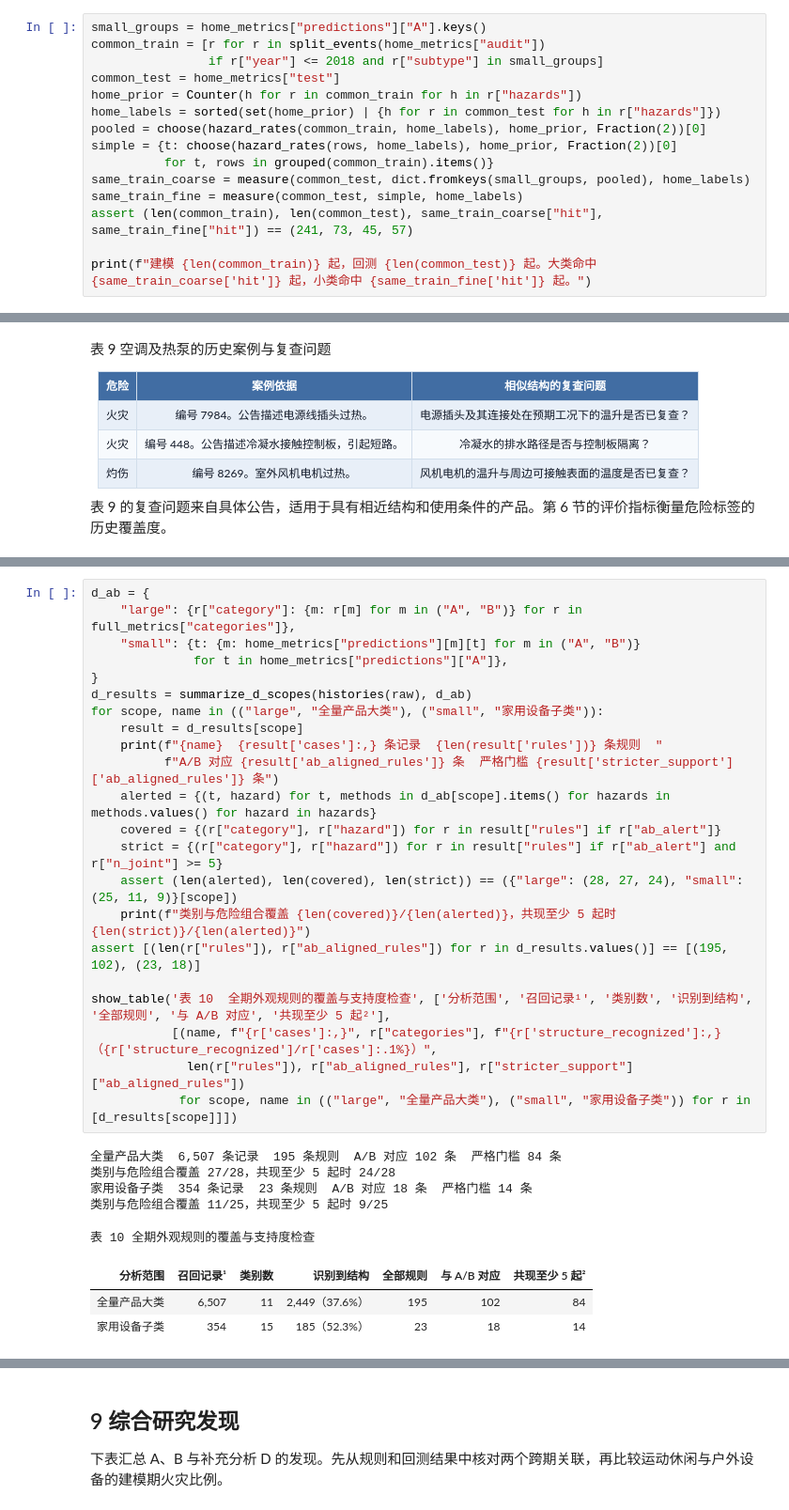
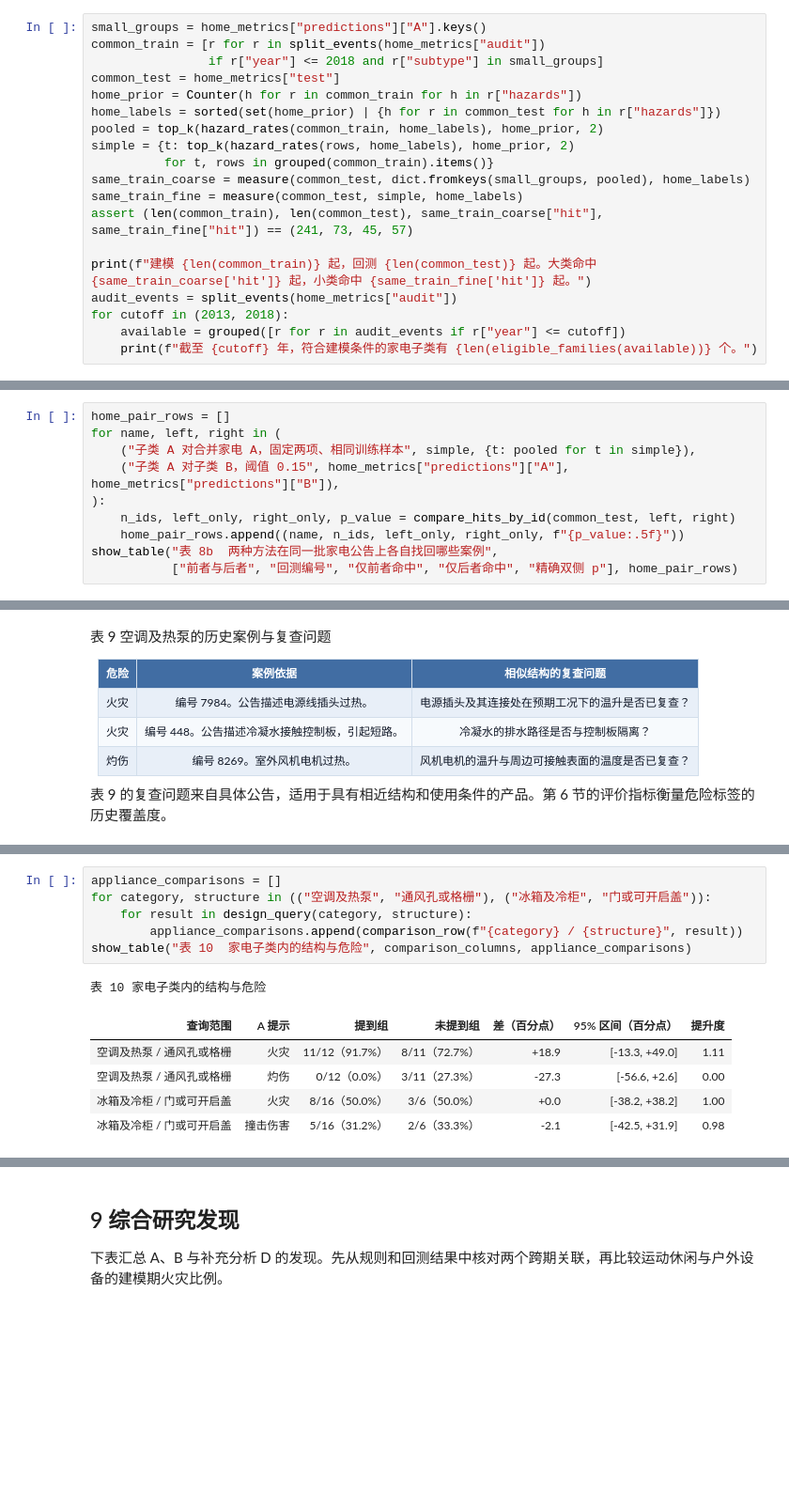
Before and after one commit to Wayne-git802/DM-project, a Jupyter notebook: 全量召回数据_实验AB中文报告.ipynb, the cells around one changed output, grey strips where cells are left out. Shown at 94% size. Drawn from its saved outputs; the diff is of its cells as text; blank space fills up the shorter version.

```diff
--- a/全量召回数据_实验AB中文报告.ipynb
+++ b/全量召回数据_实验AB中文报告.ipynb
@@ -1093,13 +1286,17 @@ common_train = [r for r in split_events(home_metrics["audit"])
 common_test = home_metrics["test"]
 home_prior = Counter(h for r in common_train for h in r["hazards"])
 home_labels = sorted(set(home_prior) | {h for r in common_test for h in r["hazards"]})
-pooled = choose(hazard_rates(common_train, home_labels), home_prior, Fraction(2))[0]
-simple = {t: choose(hazard_rates(rows, home_labels), home_prior, Fraction(2))[0]
+pooled = top_k(hazard_rates(common_train, home_labels), home_prior, 2)
+simple = {t: top_k(hazard_rates(rows, home_labels), home_prior, 2)
           for t, rows in grouped(common_train).items()}
 same_train_coarse = measure(common_test, dict.fromkeys(small_groups, pooled), home_labels)
 same_train_fine = measure(common_test, simple, home_labels)
 assert (len(common_train), len(common_test), same_train_coarse["hit"], same_train_fine["hit"]) == (241, 73, 45, 57)
 
 print(f"建模 {len(common_train)} 起，回测 {len(common_test)} 起。大类命中 {same_train_coarse['hit']} 起，小类命中 {same_train_fine['hit']} 起。")
+audit_events = split_events(home_metrics["audit"])
+for cutoff in (2013, 2018):
+    available = grouped([r for r in audit_events if r["year"] <= cutoff])
+    print(f"截至 {cutoff} 年，符合建模条件的家电子类有 {len(eligible_families(available))} 个。")
 # %% [output]
 建模 241 起，回测 73 起。大类命中 45 起，小类命中 57 起。
@@ -1105,0 +1305,10 @@ print(f"建模 {len(common_train)} 起，回测 {len(common_test)} 起。大类
+# %%
+home_pair_rows = []
+for name, left, right in (
+    ("子类 A 对合并家电 A，固定两项、相同训练样本", simple, {t: pooled for t in simple}),
+    ("子类 A 对子类 B，阈值 0.15", home_metrics["predictions"]["A"], home_metrics["predictions"]["B"]),
+):
+    n_ids, left_only, right_only, p_value = compare_hits_by_id(common_test, left, right)
+    home_pair_rows.append((name, n_ids, left_only, right_only, f"{p_value:.5f}"))
+show_table("表 8b  两种方法在同一批家电公告上各自找回哪些案例",
+           ["前者与后者", "回测编号", "仅前者命中", "仅后者命中", "精确双侧 p"], home_pair_rows)
@@ -1313,32 +1493,14 @@ def find_design_rules(group_report, category, structures):
 # %%
-d_ab = {
-    "large": {r["category"]: {m: r[m] for m in ("A", "B")} for r in full_metrics["categories"]},
-    "small": {t: {m: home_metrics["predictions"][m][t] for m in ("A", "B")}
-              for t in home_metrics["predictions"]["A"]},
-}
-d_results = summarize_d_scopes(histories(raw), d_ab)
-for scope, name in (("large", "全量产品大类"), ("small", "家用设备子类")):
-    result = d_results[scope]
-    print(f"{name}  {result['cases']:,} 条记录  {len(result['rules'])} 条规则  "
-          f"A/B 对应 {result['ab_aligned_rules']} 条  严格门槛 {result['stricter_support']['ab_aligned_rules']} 条")
-    alerted = {(t, hazard) for t, methods in d_ab[scope].items() for hazards in methods.values() for hazard in hazards}
-    covered = {(r["category"], r["hazard"]) for r in result["rules"] if r["ab_alert"]}
-    strict = {(r["category"], r["hazard"]) for r in result["rules"] if r["ab_alert"] and r["n_joint"] >= 5}
-    assert (len(alerted), len(covered), len(strict)) == ({"large": (28, 27, 24), "small": (25, 11, 9)}[scope])
-    print(f"类别与危险组合覆盖 {len(covered)}/{len(alerted)}，共现至少 5 起时 {len(strict)}/{len(alerted)}")
-assert [(len(r["rules"]), r["ab_aligned_rules"]) for r in d_results.values()] == [(195, 102), (23, 18)]
-
-show_table('表 10  全期外观规则的覆盖与支持度检查', ['分析范围', '召回记录¹', '类别数', '识别到结构', '全部规则', '与 A/B 对应', '共现至少 5 起²'],
-           [(name, f"{r['cases']:,}", r["categories"], f"{r['structure_recognized']:,}（{r['structure_recognized']/r['cases']:.1%}）",
-             len(r["rules"]), r["ab_aligned_rules"], r["stricter_support"]["ab_aligned_rules"])
-            for scope, name in (("large", "全量产品大类"), ("small", "家用设备子类")) for r in [d_results[scope]]])
+appliance_comparisons = []
+for category, structure in (("空调及热泵", "通风孔或格栅"), ("冰箱及冷柜", "门或可开启盖")):
+    for result in design_query(category, structure):
+        appliance_comparisons.append(comparison_row(f"{category} / {structure}", result))
+show_table("表 10  家电子类内的结构与危险", comparison_columns, appliance_comparisons)
 # %% [output]
-全量产品大类  6,507 条记录  195 条规则  A/B 对应 102 条  严格门槛 84 条
-类别与危险组合覆盖 27/28，共现至少 5 起时 24/28
-家用设备子类  354 条记录  23 条规则  A/B 对应 18 条  严格门槛 14 条
-类别与危险组合覆盖 11/25，共现至少 5 起时 9/25
+表 10 家电子类内的结构与危险
-表 10 全期外观规则的覆盖与支持度检查
-| 分析范围 | 召回记录¹ | 类别数 | 识别到结构 | 全部规则 | 与 A/B 对应 | 共现至少 5 起² |
-| 全量产品大类 | 6,507 | 11 | 2,449（37.6%） | 195 | 102 | 84 |
-| 家用设备子类 | 354 | 15 | 185（52.3%） | 23 | 18 | 14 |
+| 查询范围 | A 提示 | 提到组 | 未提到组 | 差（百分点） | 95% 区间（百分点） | 提升度 |
+| 空调及热泵 / 通风孔或格栅 | 火灾 | 11/12（91.7%） | 8/11（72.7%） | +18.9 | [-13.3, +49.0] | 1.11 |
+| 空调及热泵 / 通风孔或格栅 | 灼伤 | 0/12（0.0%） | 3/11（27.3%） | -27.3 | [-56.6, +2.6] | 0.00 |
+| 冰箱及冷柜 / 门或可开启盖 | 火灾 | 8/16（50.0%） | 3/6（50.0%） | +0.0 | [-38.2, +38.2] | 1.00 |
+| 冰箱及冷柜 / 门或可开启盖 | 撞击伤害 | 5/16（31.2%） | 2/6（33.3%） | -2.1 | [-42.5, +31.9] | 0.98 |
 # %% [markdown]
```
Also changed, not shown: parts of 58 cells of this notebook.
